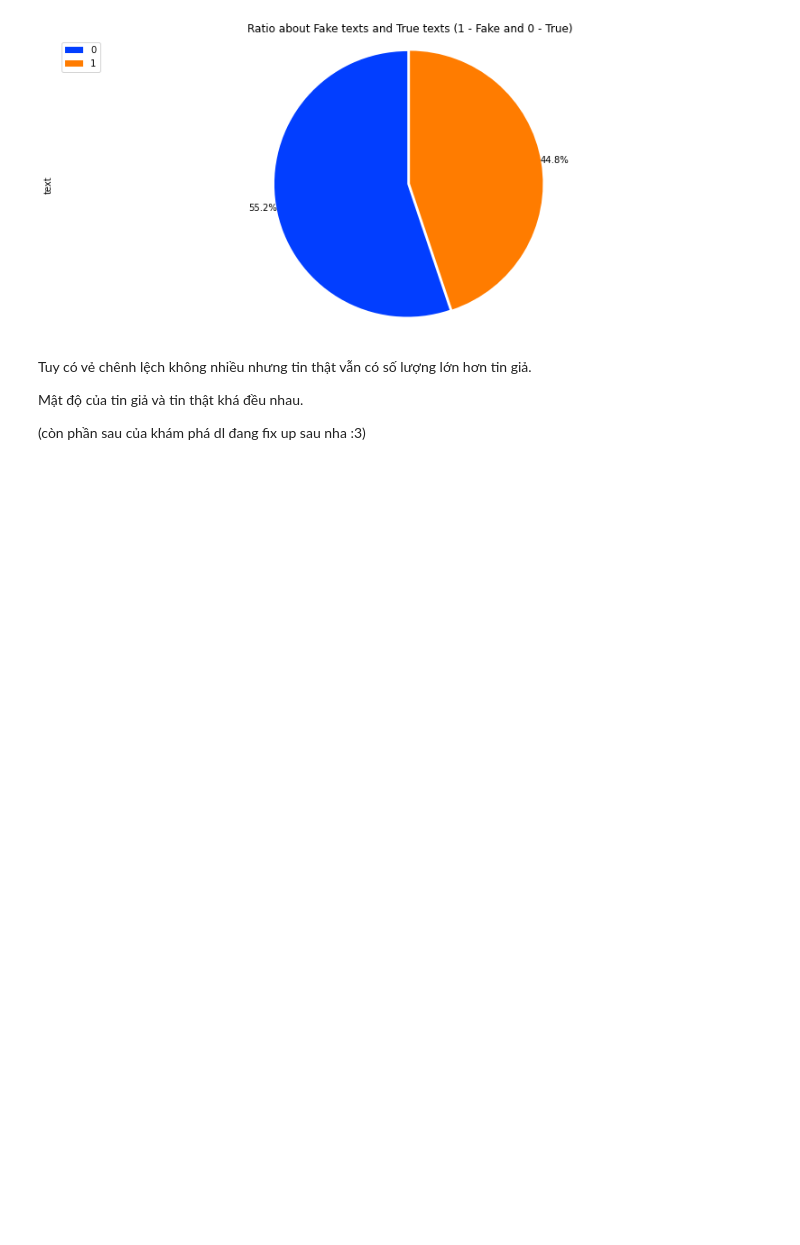
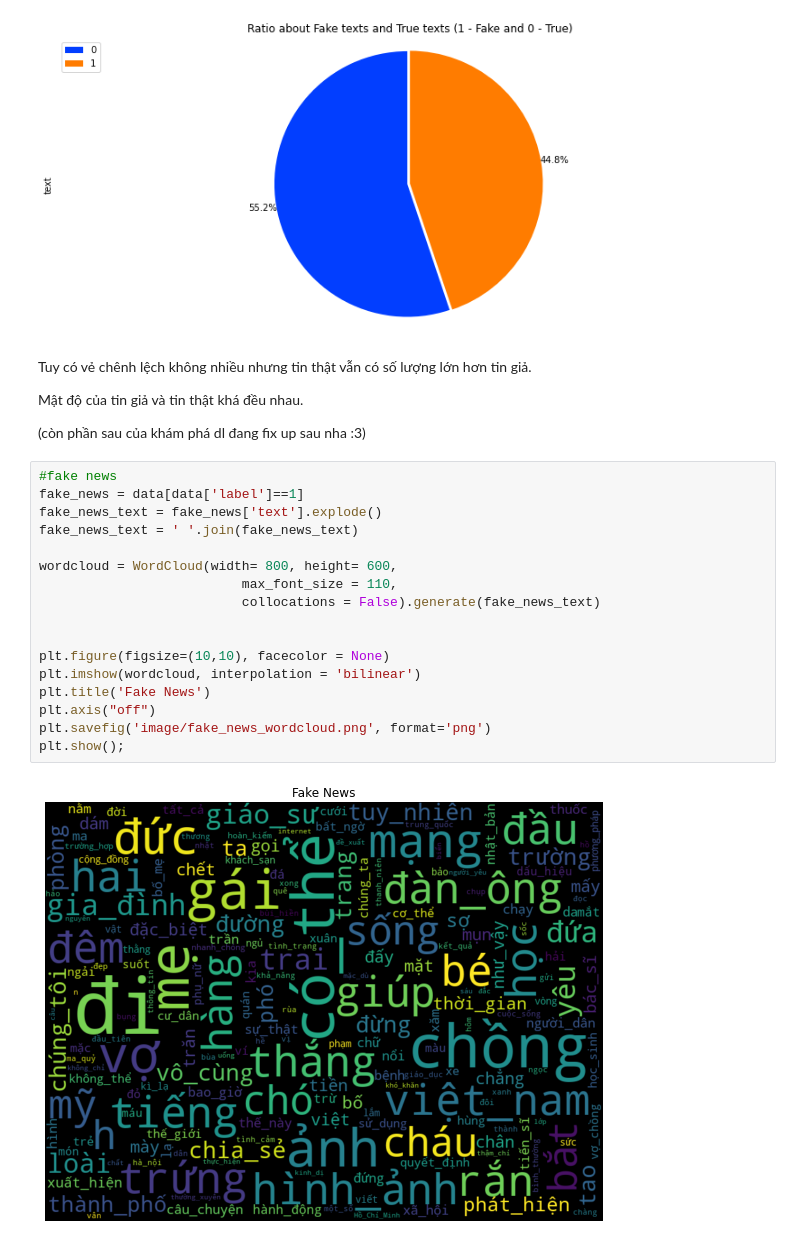
Before and after one commit to tonyvu1289/Project3-nmkhdl, a Jupyter notebook: Untitled.ipynb, the cells around one changed output. Saved outputs shown, nothing was run; the diff lists cells and outputs as text; blank space fills up the shorter version.

Commit message:
add wordcloud graph

```diff
--- a/Untitled.ipynb
+++ b/Untitled.ipynb
@@ -229,3 +230,22 @@ Tuy có vẻ chênh lệch không nhiều nhưng tin thật vẫn có số lư
 Mật độ của tin giả và tin thật khá đều nhau.
 
 (còn phần sau của khám phá dl đang fix up sau nha :3)
+# %%
+#fake news
+fake_news = data[data['label']==1]
+fake_news_text = fake_news['text'].explode()
+fake_news_text = ' '.join(fake_news_text)
+
+wordcloud = WordCloud(width= 800, height= 600,
+                          max_font_size = 110,
+                          collocations = False).generate(fake_news_text)
+
+
+plt.figure(figsize=(10,10), facecolor = None)
+plt.imshow(wordcloud, interpolation = 'bilinear')
+plt.title('Fake News')
+plt.axis("off")
+plt.savefig('image/fake_news_wordcloud.png', format='png')
+plt.show();
+# %% [output]
+[figure, added]
```
Also changed, not shown: parts of 8 cells of this notebook, 2 other files.
